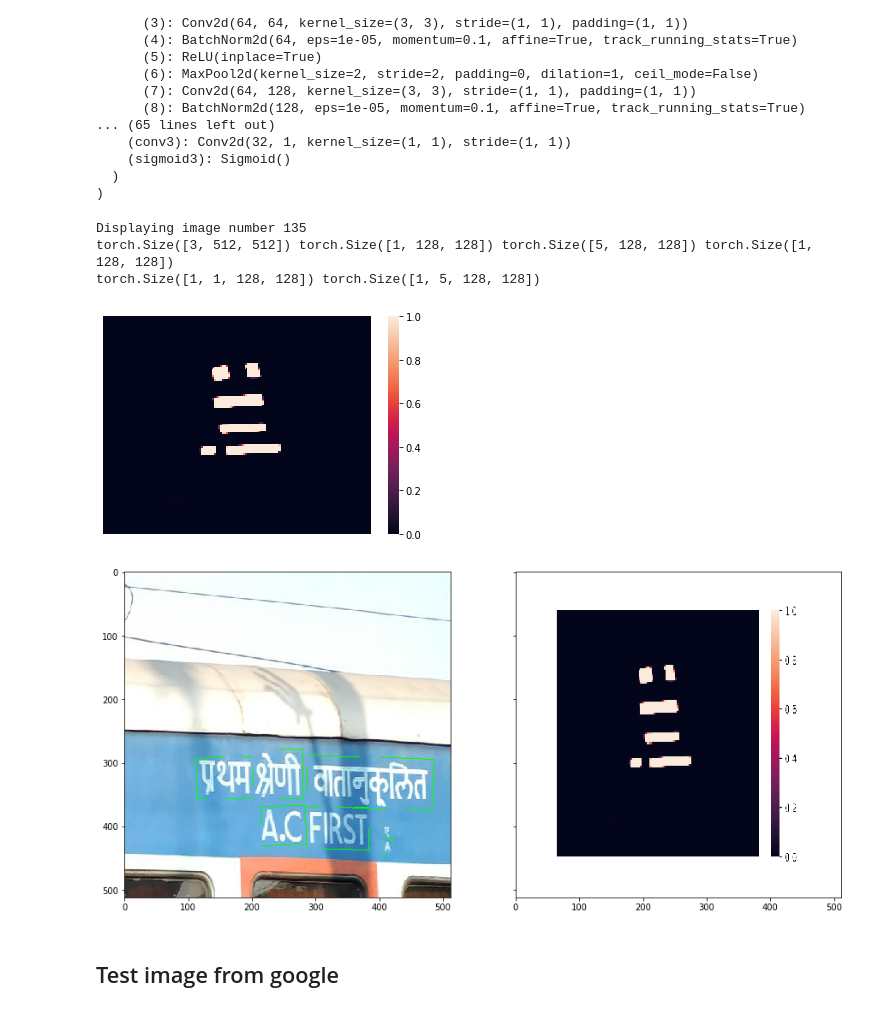
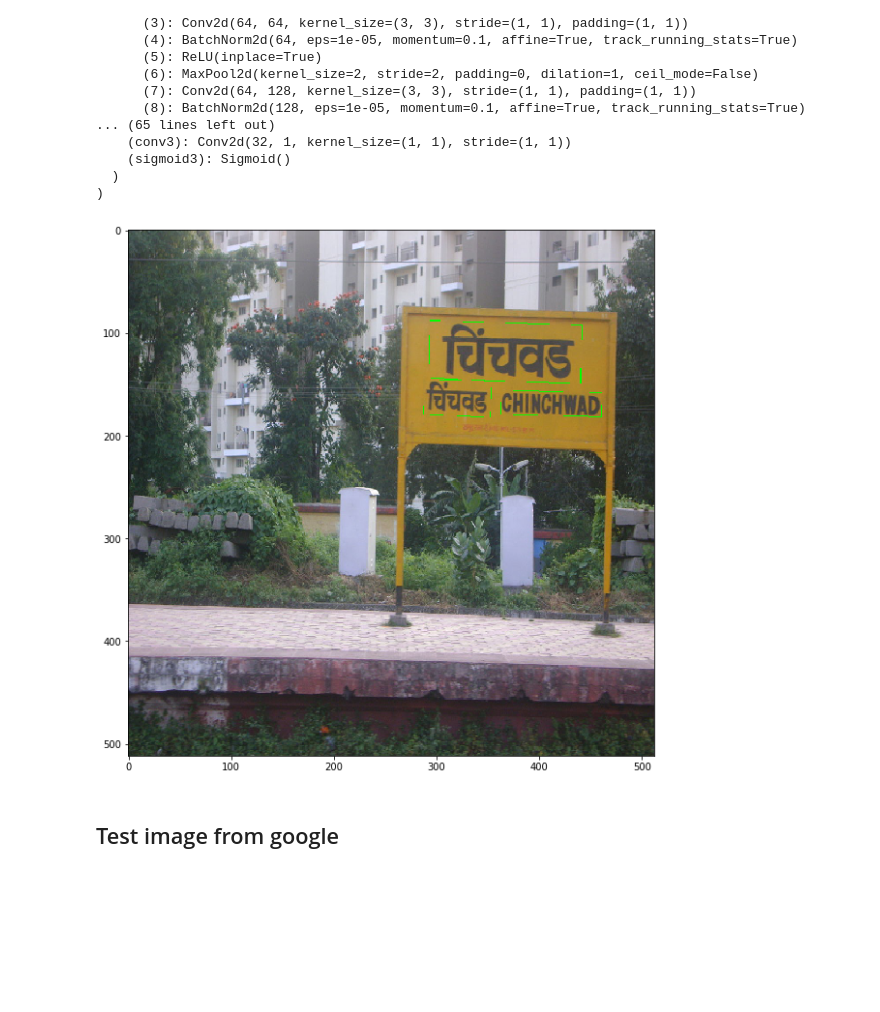
Before and after one commit to kavyajeetbora/EAST, a Jupyter notebook: EAST_detection.ipynb, the cells around one changed output. Cells and saved outputs as stored; diff of their text form; code cells hidden in the pictures; blank space fills up the shorter version.

```diff
--- a/EAST_detection.ipynb
+++ b/EAST_detection.ipynb
@@ -59,9 +65,9 @@ Drive already mounted at /content/drive; to attempt to forcibly remount, call dr
 from dataset import custom_dataset
 
 # AI4Bharat dataset
-image_address = '/content/drive/My Drive/Colab Notebooks/padh.ai.notebooks/15. Object Detection/Simple YOLO model/Data/Sample Images'
-label_address = '/content/drive/My Drive/Colab Notebooks/padh.ai.notebooks/15. Object Detection/Simple YOLO model/Data/Sample Annotations'
-model_path = '/content/drive/My Drive/Colab Notebooks/padh.ai.notebooks/15. Object Detection/EAST scene text detector/model_epoch_195.pth'
+image_address = '/content/drive/My Drive/Colab Notebooks/padh.ai.notebooks/15. Object Detection/AI4Bharat Dataset/Test Set/Images'
+label_address = '/content/drive/My Drive/Colab Notebooks/padh.ai.notebooks/15. Object Detection/AI4Bharat Dataset/Test Set/Annotations'
+model_path = '/content/drive/My Drive/Colab Notebooks/padh.ai.notebooks/15. Object Detection/EAST scene text detector/model_epoch_200.pth'
 
 training_dataset = custom_dataset(image_address, label_address)
 print(len(training_dataset))
@@ -119,27 +104,18 @@ def pred_score_heatmap():
-# %%
-score_img, index = pred_score_heatmap()
-# %% [output]
-Displaying image number 135
-torch.Size([3, 512, 512]) torch.Size([1, 128, 128]) torch.Size([5, 128, 128]) torch.Size([1, 128, 128])
-torch.Size([1, 1, 128, 128]) torch.Size([1, 5, 128, 128])
-[figure, removed]
 # %%
 from detect import *
 from model import EAST
-
-figure, (ax1,ax2) = plt.subplots(nrows=1,ncols=2,sharex=True, sharey = True)
-figure.set_size_inches(15,10)
+index = np.random.choice(len(training_dataset))
+plt.figure(figsize=(15,10))
 # displaying the detected boxes
 img_files = os.listdir(image_address)
 image_path = os.path.join(image_address,img_files[index])
 img = Image.open(image_path)
 boxes = detect(img, model, device)
 detected_img = plot_boxes(img, boxes)
-ax1.imshow(detected_img.resize((512,512)))
-ax2.imshow(score_img.resize((512,512)))
+plt.imshow(detected_img.resize((512,512)))
 plt.show()
 # %% [output]
-[figure, old version]
+[figure, new version]
 # %% [markdown]
 ## Test image from google
 # %%
```
Also changed, not shown: parts of 8 cells of this notebook.
